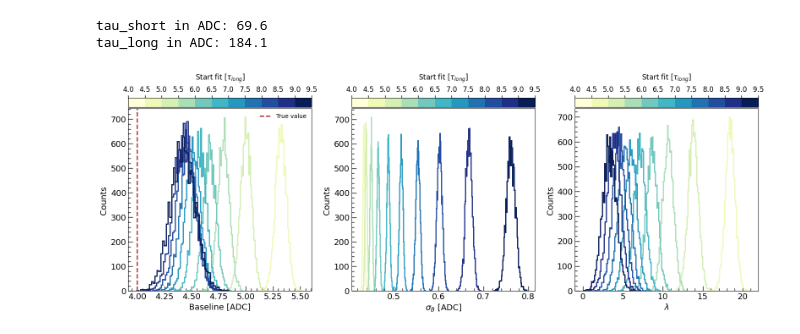
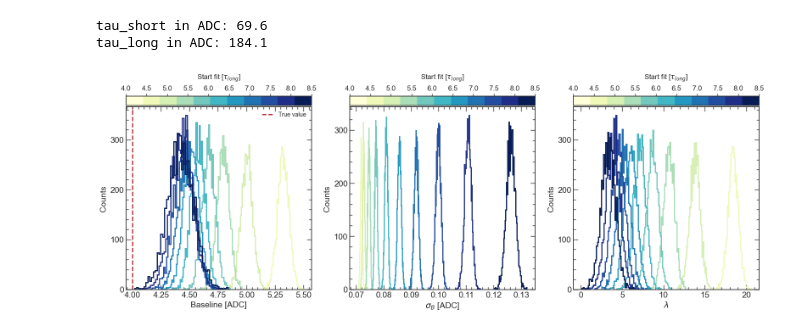
Before and after one commit to flycloud2010/MuonLifetime_lab, a Jupyter notebook: montecarlo/exp_base.ipynb, the cells around one changed output. Drawn from its saved outputs; the diff is of its cells as text; code cells hidden in the pictures.

```diff
--- a/montecarlo/exp_base.ipynb
+++ b/montecarlo/exp_base.ipynb
@@ -22,6 +22,14 @@ from matplotlib.ticker import AutoMinorLocator, MultipleLocator
 # ROOT files handling
 from coffea.nanoevents import NanoEventsFactory, BaseSchema
 # %%
+# define ticks
+
+sns.set(style = 'white')
+mpl.rc('xtick.minor', visible = True)
+mpl.rc('ytick.minor', visible = True)
+mpl.rc('xtick', direction='in', top=True, bottom = True)
+mpl.rc('ytick', direction='in', right=True, left = True)
+
 # define ticks
 def set_ticks(ax, xMaj, yMaj):
     ax.xaxis.set_major_locator(MultipleLocator(xMaj))
@@ -85,44 +91,49 @@ tree = NanoEventsFactory.from_root('root_files/exp_base.root', schemaclass = Bas
+# %%
+tree = NanoEventsFactory.from_root('root_files/exp_base_v2.root', schemaclass = BaseSchema, treepath='baseline_exp_4').events()
+tree2 = NanoEventsFactory.from_root('root_files/exp_base_v2_2.root', schemaclass = BaseSchema, treepath='baseline_exp_4').events()
+tree3 = NanoEventsFactory.from_root('root_files/exp_base_v2_3.root', schemaclass = BaseSchema, treepath='baseline_exp_4').events()
+tree4 = NanoEventsFactory.from_root('root_files/exp_base_v2_4.root', schemaclass = BaseSchema, treepath='baseline_exp_4').events()
 # %%
 fig, ax = plt.subplots(1, 3, figsize = (16,6))
 
 
 import matplotlib as mpl
 
-c = np.arange(4,10,0.5)
+c = np.arange(4,9,0.5)
 
 for k in range(0,3):
     cmap = mpl.cm.get_cmap('YlGnBu',11)
     # Make dummie mappable
     dummie_cax = ax[k].scatter(c, c, c=c, cmap=cmap)
     # Clear axis
     ax[k].cla()
     for i in range(0,10):
         if k == 0: ax[k].hist(tree.bs_LL[:,i]/6.0290323, bins=50, histtype='step', lw=2, alpha=1, align = 'mid', color=cmap(1+i))
-        if k == 1: ax[k].hist(tree.bs_LL_err[:,i], bins=50, histtype='step', lw=2, alpha=1, align = 'mid', color=cmap(1+i))
+        if k == 1: ax[k].hist(tree.bs_LL_err[:,i]/6.0290323, bins=50, histtype='step', lw=2, alpha=1, align = 'mid', color=cmap(1+i))
         if k == 2: ax[k].hist(tree.bs_delta_L[:,i], bins=50, histtype='step', lw=2, alpha=1, align = 'mid', color=cmap(1+i))
 
     cb = fig.colorbar(dummie_cax, ticks=c, ax = ax[k], orientation = 'horizontal', location = 'top', pad = 0.005)
     cb.set_label(label = 'Start fit [$\\tau_{long}$]', fontsize = 12, labelpad=10)
     cb.ax.tick_params(which='major', width=1.0, length=4, direction='out', labelsize=12)
 
 ax[0].set_xlabel("Baseline [ADC]", fontsize=14)
 ax[1].set_xlabel("$\sigma_B$ [ADC]", fontsize=14)
 ax[2].set_xlabel("$\\lambda$", fontsize=14)
 
 ax[0].axvline(4., lw = 2, ls = '--', color = '#AF272F', label = 'True value')
 
 for i in range(0,3):
     ax[i].set_ylabel("Counts ", fontsize=14)
 
 
 set_ticks(ax[0], 0.25, 100)
-set_ticks(ax[1], 0.1, 100)
+set_ticks(ax[1], 0.01, 100)
 set_ticks(ax[2], 5, 100)
 
 ax[0].legend(loc='upper right', frameon=False, fontsize=10)
 
 fig.tight_layout()
-#fig.savefig("bs_chipvalue.pdf")
+fig.savefig("bs_LL_taulong.pdf")
 plt.show()
 # %% [output]
-[figure, old version]
+[figure, new version]
```
Also changed, not shown: parts of 10 cells of this notebook, 7 other files.
